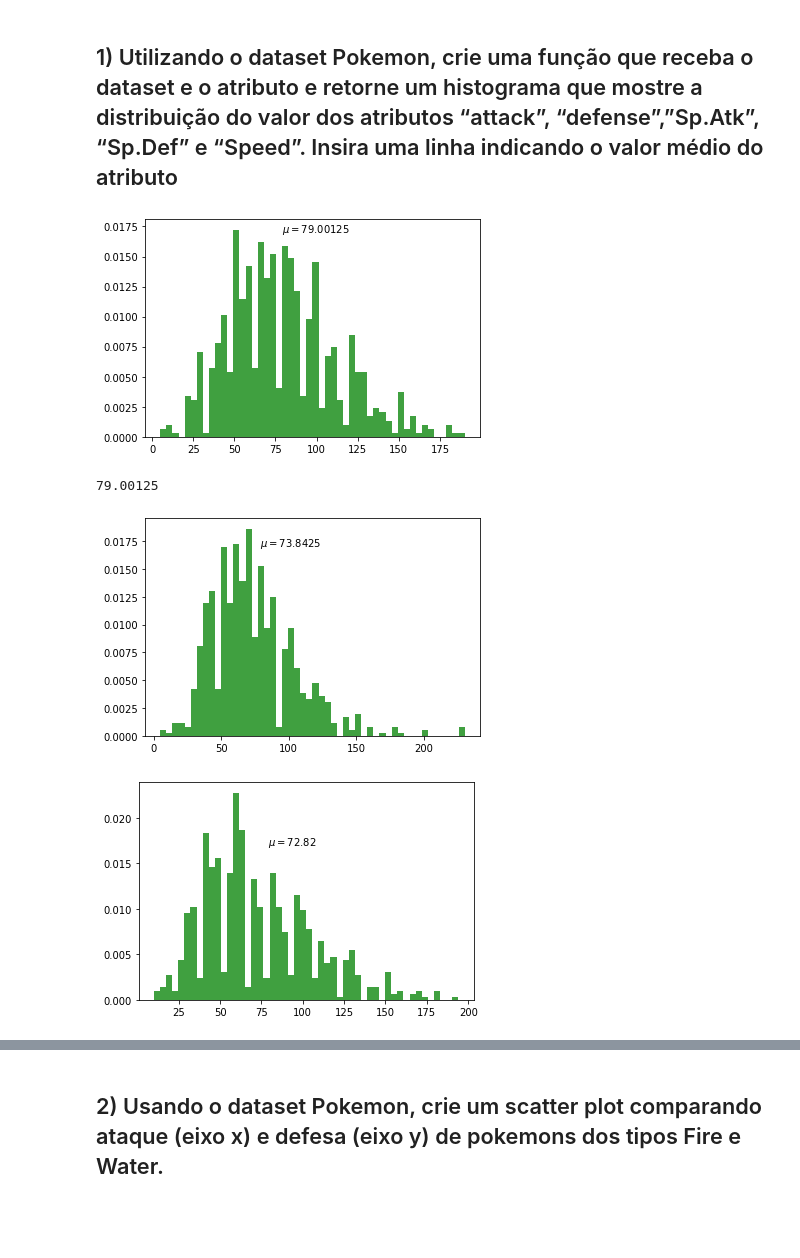
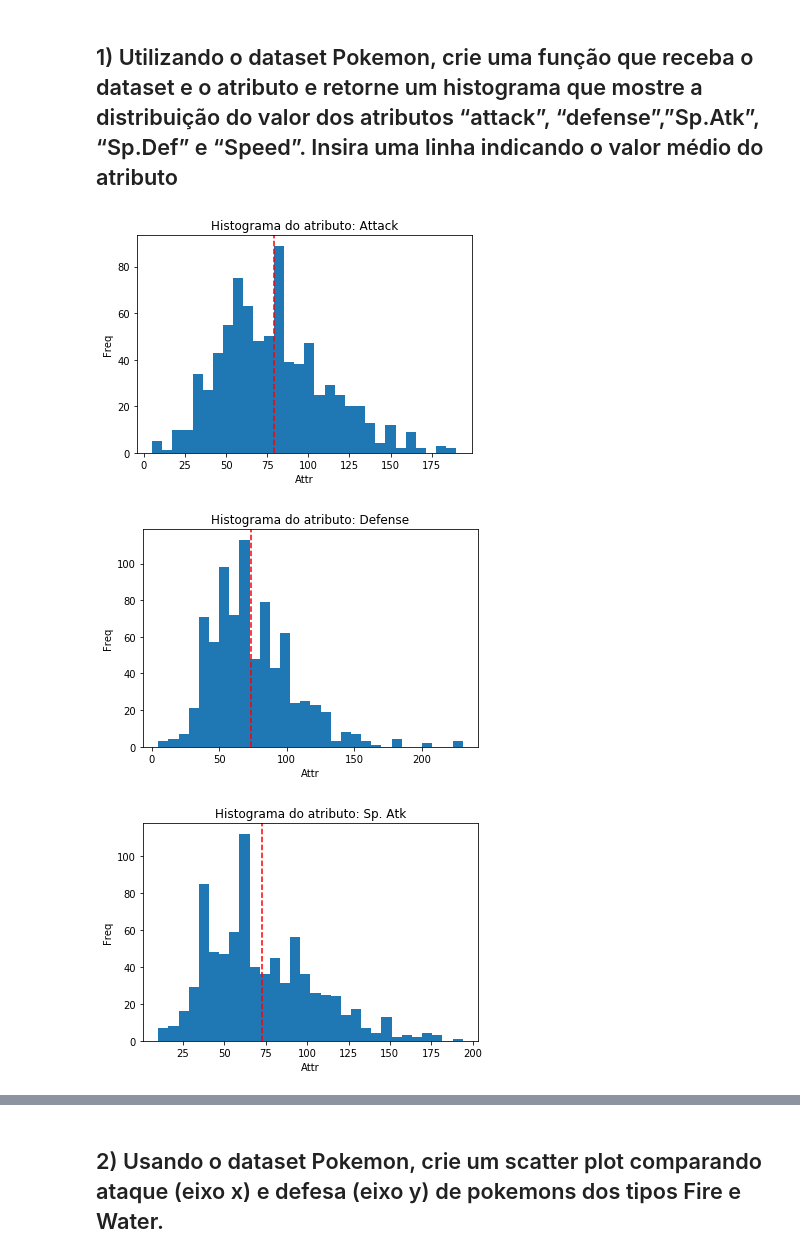
Before and after one commit to felipemartim/Fiap, a Jupyter notebook: python/desafios/felipe_martim_fernandes_vieira_aula6.ipynb, the cells around one changed output, grey strips where cells are left out. Cells and saved outputs as stored; diff of their text form; code cells hidden in the pictures; blank space fills up the shorter version.

```diff
--- a/python/desafios/felipe_martim_fernandes_vieira_aula6.ipynb
+++ b/python/desafios/felipe_martim_fernandes_vieira_aula6.ipynb
@@ -9,29 +9,29 @@
 # %%
 # resposta 1
 import pandas as pd
 import matplotlib.pyplot as plt
+%matplotlib inline
 
 poke = pd.read_csv('Pokemon.csv')
 
-def pokemon_histogbram(dataset, attr):
+def pokemon_histogram(dataset, attr):
     plt.hist(dataset[attr], 30)
-    plt.text(79, .0170, r'$\mu='+ str(dataset[attr].mean()) +'$')
+    plt.axvline(poke[attr].mean(), color = 'red', linestyle='dashed')
+    plt.xlabel('Attr')
+    plt.ylabel('Freq')
+    plt.title('Histograma do atributo: ' + attr)
 
 pokemon_histogram(poke, "Attack")
 # %% [output]
-[figure, old version]
+[figure, new version]
-# %%
-poke["Attack"].mean()
-# %% [output]
-79.00125
 # %%
 pokemon_histogram(poke, "Defense")
 # %% [output]
-[figure, old version]
+[figure, new version]
 # %%
 pokemon_histogram(poke, "Sp. Atk")
 # %% [output]
-[figure, old version]
+[figure, new version]
 # %%
 pokemon_histogram(poke, "Sp. Def")
 # %% [output]
```
Also changed, not shown: parts of 12 cells of this notebook, 3 other files.
